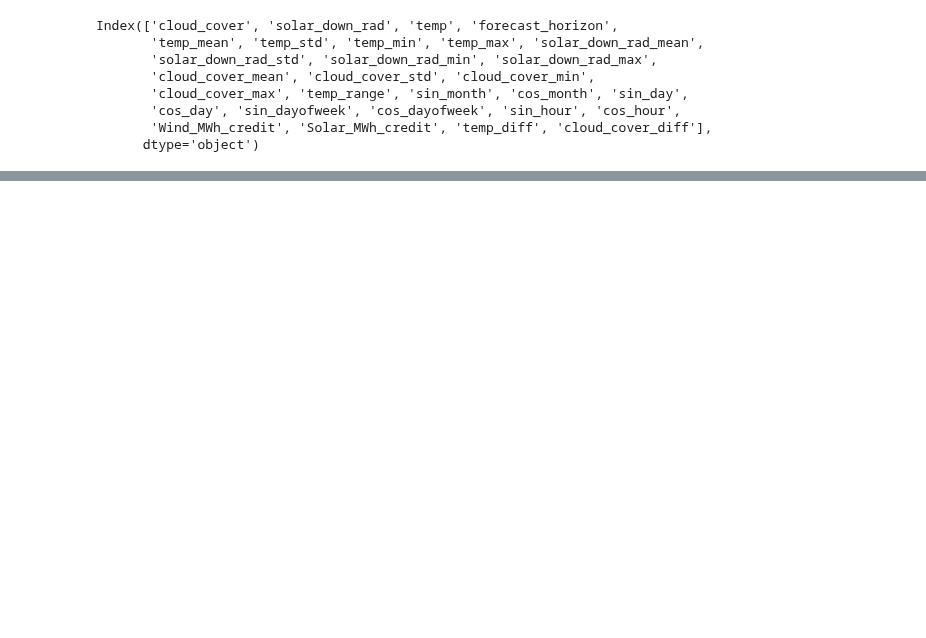
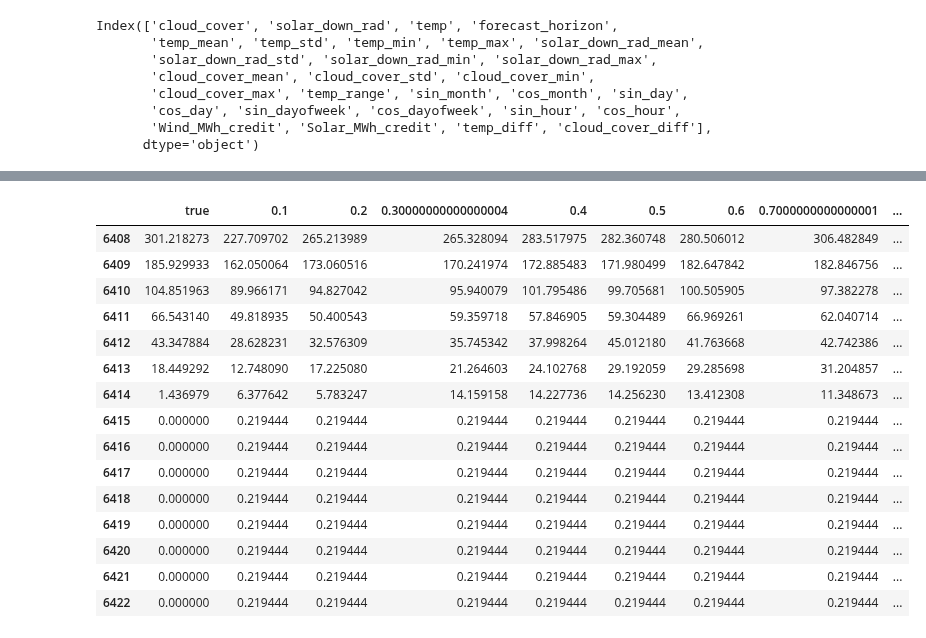
Before and after one commit to av1c3nna/awp2, a Jupyter notebook: code/model_training.ipynb, the cells around one changed output, grey strips where cells are left out. Cells and saved outputs as stored; diff of their text form; code cells hidden in the pictures; blank space fills up the shorter version.

Commit message:
1. Version Modelklasse

```diff
--- a/code/model_training.ipynb
+++ b/code/model_training.ipynb
@@ -199,0 +321,18 @@ pinball_score(qsolar_simple_df, quantiles)
+# %%
+feature_engineerer_xgboost = Preprocessing_test.FeatureEngineerer(merged_pes, label = 'Solar_MWh_credit')
+
+
+merged_pes_simple = merged_pes[['solar_down_rad', 'Solar_MWh_credit', 'Wind_MWh_credit']]
+feature_engineerer_baseline = Preprocessing_test.FeatureEngineerer(merged_pes_simple, label = 'Solar_MWh_credit')
+# %%
+import model_utils
+import importlib
+importlib.reload(model_utils)
+
+quantiles = np.arange(0.1, 1.0, 0.1)
+
+model_save_dir_xgboost = "xgboost_models"
+
+xgboost_model = model_utils.XGBoostModel(feature_engineerer_xgboost, quantiles=quantiles, model_save_dir=model_save_dir_xgboost, load_pretrained=False)
+xgboost_model.train_and_predict()  # This will skip training if the model is already loaded
+print(f"XGBoost Pinball Score: {xgboost_model.pinball_score()}")
@@ -199,0 +359,19 @@ pinball_score(qsolar_simple_df, quantiles)
+# %%
+pd.DataFrame(xgboost_model.q_predictions).tail(15)
+# %% [output]
+|  | true | 0.1 | 0.2 | 0.30000000000000004 | 0.4 | 0.5 | 0.6 | 0.7000000000000001 | ... |
+| 6408 | 301.218273 | 227.709702 | 265.213989 | 265.328094 | 283.517975 | 282.360748 | 280.506012 | 306.482849 | ... |
+| 6409 | 185.929933 | 162.050064 | 173.060516 | 170.241974 | 172.885483 | 171.980499 | 182.647842 | 182.846756 | ... |
+| 6410 | 104.851963 | 89.966171 | 94.827042 | 95.940079 | 101.795486 | 99.705681 | 100.505905 | 97.382278 | ... |
+| 6411 | 66.543140 | 49.818935 | 50.400543 | 59.359718 | 57.846905 | 59.304489 | 66.969261 | 62.040714 | ... |
+| 6412 | 43.347884 | 28.628231 | 32.576309 | 35.745342 | 37.998264 | 45.012180 | 41.763668 | 42.742386 | ... |
+| 6413 | 18.449292 | 12.748090 | 17.225080 | 21.264603 | 24.102768 | 29.192059 | 29.285698 | 31.204857 | ... |
+| 6414 | 1.436979 | 6.377642 | 5.783247 | 14.159158 | 14.227736 | 14.256230 | 13.412308 | 11.348673 | ... |
+| 6415 | 0.000000 | 0.219444 | 0.219444 | 0.219444 | 0.219444 | 0.219444 | 0.219444 | 0.219444 | ... |
+| 6416 | 0.000000 | 0.219444 | 0.219444 | 0.219444 | 0.219444 | 0.219444 | 0.219444 | 0.219444 | ... |
+| 6417 | 0.000000 | 0.219444 | 0.219444 | 0.219444 | 0.219444 | 0.219444 | 0.219444 | 0.219444 | ... |
+| 6418 | 0.000000 | 0.219444 | 0.219444 | 0.219444 | 0.219444 | 0.219444 | 0.219444 | 0.219444 | ... |
+| 6419 | 0.000000 | 0.219444 | 0.219444 | 0.219444 | 0.219444 | 0.219444 | 0.219444 | 0.219444 | ... |
+| 6420 | 0.000000 | 0.219444 | 0.219444 | 0.219444 | 0.219444 | 0.219444 | 0.219444 | 0.219444 | ... |
+| 6421 | 0.000000 | 0.219444 | 0.219444 | 0.219444 | 0.219444 | 0.219444 | 0.219444 | 0.219444 | ... |
+| 6422 | 0.000000 | 0.219444 | 0.219444 | 0.219444 | 0.219444 | 0.219444 | 0.219444 | 0.219444 | ... |
```
Also changed, not shown: parts of 17 cells of this notebook, 1 other file.
